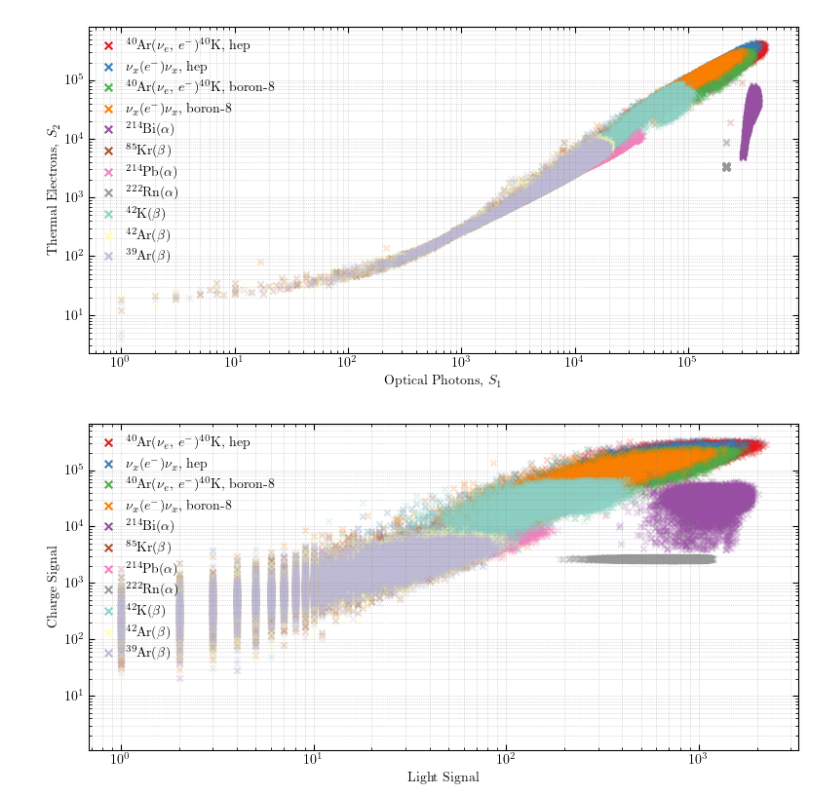
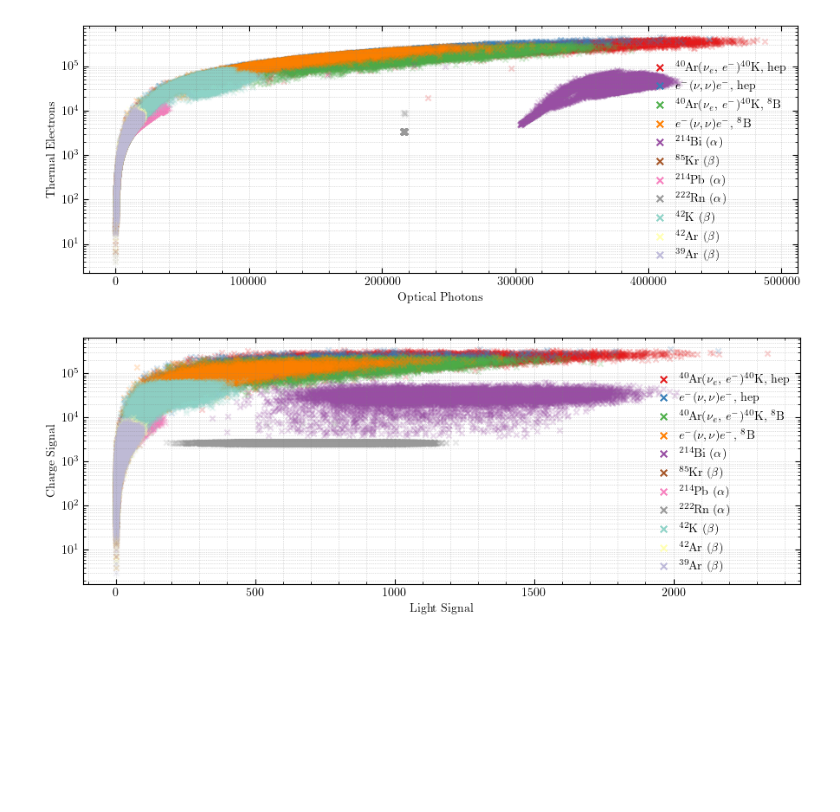
Before and after one commit to njlane314/lumilar, a Jupyter notebook: system/analysis/radiological_background.ipynb, the cells around one changed output. Cells and saved outputs as stored; diff of their text form; code cells hidden in the pictures; blank space fills up the shorter version.

```diff
--- a/system/analysis/radiological_background.ipynb
+++ b/system/analysis/radiological_background.ipynb
@@ -137,7 +137,7 @@ def scatter_plot(data_x_list, data_y_list, legend_labels, title, xlabel, ylabel,
         '#FCCDE5', '#D9D9D9', '#BC80BD', '#CCEBC5', '#FFED6F'
     ]
 
-    fig, ax = plt.subplots(figsize=(8, 4))
+    fig, ax = plt.subplots(figsize=(9, 3.5))
 
     for i, (data_x, data_y) in enumerate(zip(data_x_list, data_y_list)):
         ax.scatter(data_x, data_y, color=colors[i % len(colors)], alpha=0.2, marker='x', label=legend_labels[i], s=20)
@@ -147,7 +147,7 @@ def scatter_plot(data_x_list, data_y_list, legend_labels, title, xlabel, ylabel,
     ax.set_title(title)
 
     ax.set_yscale('log')
-    ax.set_xscale('log')
+    #ax.set_xscale('log')
 
     ax.tick_params(which='both', direction='in', top=True, right=True, length=4)
     ax.tick_params(which='minor', length=2)
@@ -165,23 +165,23 @@ def scatter_plot(data_x_list, data_y_list, legend_labels, title, xlabel, ylabel,
 # %%
 data_photons = [marley_HEP_CC_photons, marley_HEP_ES_photons, marley_B8_CC_photons, marley_B8_ES_photons, bxdecay0_Bi214_photons, bxdecay0_Kr85_photons, bxdecay0_Pb214_photons, bxdecay0_Rn222_photons, bxdecay0_K42_photons, bxdecay0_Ar42_photons, bxdecay0_Ar39_photons]
 data_electrons = [marley_HEP_CC_electrons, marley_HEP_ES_electrons, marley_B8_CC_electrons, marley_B8_ES_electrons, bxdecay0_Bi214_electrons, bxdecay0_Kr85_electrons, bxdecay0_Pb214_electrons, bxdecay0_Rn222_electrons, bxdecay0_K42_electrons,  bxdecay0_Ar42_electrons, bxdecay0_Ar39_electrons]
 names_list = [
     r"$^{40}$Ar($\nu_e$, $e^-$)$^{40}$K, hep",
-    r"$\nu_x$($e^-$)$\nu_x$, hep",
-    r"$^{40}$Ar($\nu_e$, $e^-$)$^{40}$K, boron-8",
-    r"$\nu_x$($e^-$)$\nu_x$, boron-8",
-    r"$^{214}$Bi($\alpha$)",
-    r"$^{85}$Kr($\beta$)",
-    r"$^{214}$Pb($\alpha$)",
-    r"$^{222}$Rn($\alpha$)",
-    r"$^{42}$K($\beta$)",
-    r"$^{42}$Ar($\beta$)",
-    r"$^{39}$Ar($\beta$)",
+    r"$e^-(\nu, \nu)e^-$, hep",
+    r"$^{40}$Ar($\nu_e$, $e^-$)$^{40}$K, $^{8}$B",
+    r"$e^-(\nu, \nu)e^-$, $^{8}$B",
+    r"$^{214}$Bi ($\alpha$)",
+    r"$^{85}$Kr ($\beta$)",
+    r"$^{214}$Pb ($\alpha$)",
+    r"$^{222}$Rn ($\alpha$)",
+    r"$^{42}$K ($\beta$)",
+    r"$^{42}$Ar ($\beta$)",
+    r"$^{39}$Ar ($\beta$)"
 ]
 
-scatter_plot(data_photons, data_electrons, names_list, "", r'Optical Photons, $S_1$', r'Thermal Electrons, $S_2$', "")
+scatter_plot(data_photons, data_electrons, names_list, "", r'Optical Photons', r'Thermal Electrons', "")
 # %% [output]
-[figure, old version]
+[figure, new version]
 # %%
 def add_poisson_fluctuation(number):
     """
@@ -220,4 +220,4 @@ fluctuated_data = [[add_fluctuations(val) for val in array] for array in data_el
 
 scatter_plot(data_optical_counts, fluctuated_data, names_list, "", r'Light Signal', r'Charge Signal', "")
 # %% [output]
-[figure, old version]
+[figure, new version]
```
Also changed, not shown: parts of 4 cells of this notebook, 12 other files.
